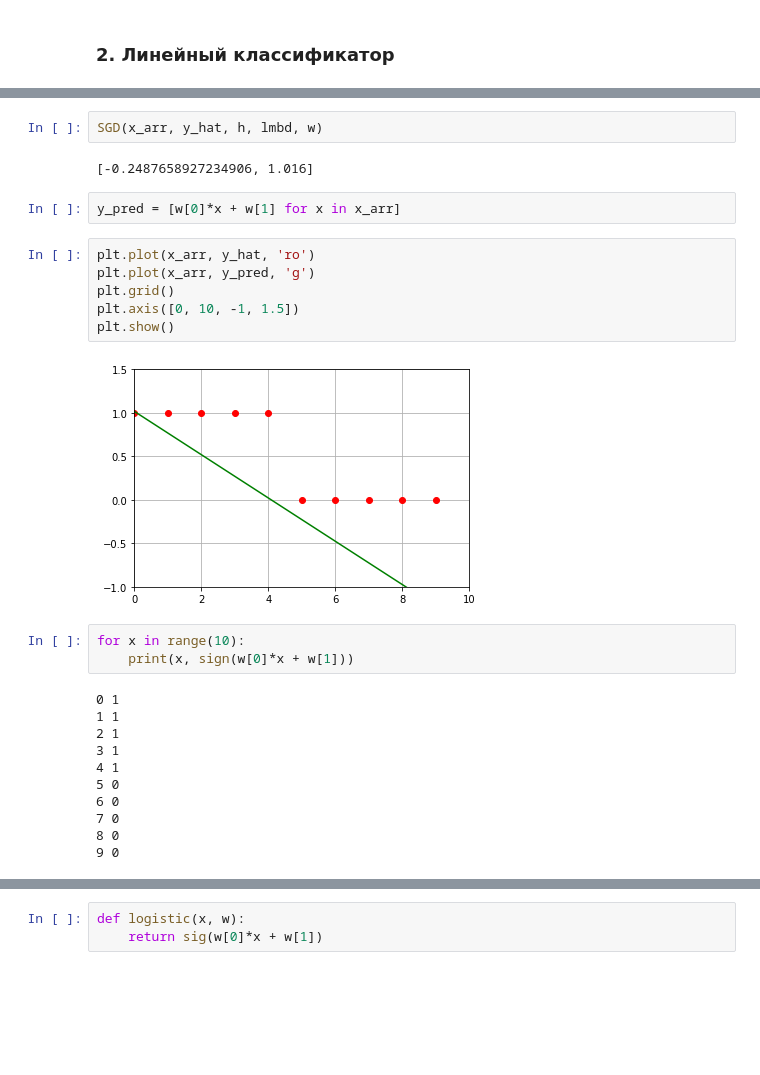
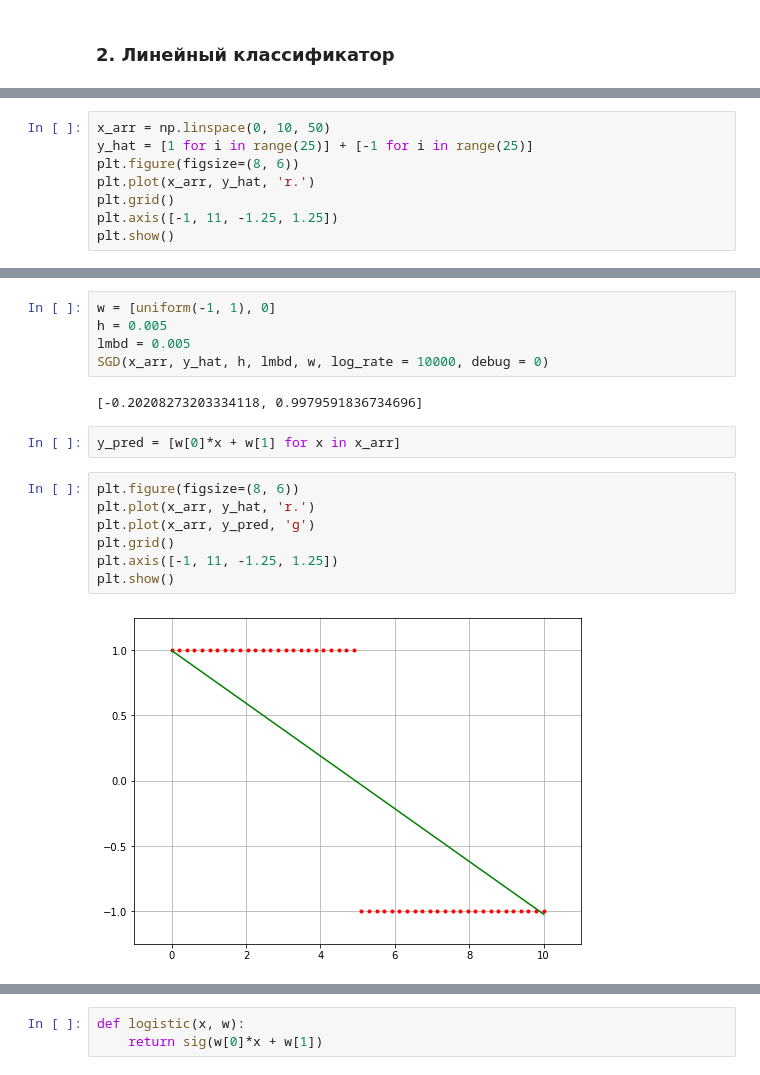
Before and after one commit to yuriy5139/MachineLearning, a Jupyter notebook: Linear and Logistic.ipynb, the cells around one changed output, grey strips where cells are left out. Drawn from its saved outputs; the diff is of its cells as text; blank space fills up the shorter version.

```diff
--- a/Linear and Logistic.ipynb
+++ b/Linear and Logistic.ipynb
@@ -169,0 +156,8 @@ def sign(x):
+# %%
+x_arr = np.linspace(0, 10, 50)
+y_hat = [1 for i in range(25)] + [-1 for i in range(25)]
+plt.figure(figsize=(8, 6))
+plt.plot(x_arr, y_hat, 'r.')
+plt.grid()
+plt.axis([-1, 11, -1.25, 1.25])
+plt.show()
@@ -188,29 +193,19 @@ def SGD(x_arr, y_hat, h, lmbd, w):
     return w
 # %%
-SGD(x_arr, y_hat, h, lmbd, w)
+w = [uniform(-1, 1), 0]
+h = 0.005
+lmbd = 0.005
+SGD(x_arr, y_hat, h, lmbd, w, log_rate = 10000, debug = 0)
 # %% [output]
-[-0.2487658927234906, 1.016]
+[-0.20208273203334118, 0.9979591836734696]
 # %%
 y_pred = [w[0]*x + w[1] for x in x_arr]
 # %%
-plt.plot(x_arr, y_hat, 'ro')
+plt.figure(figsize=(8, 6))
+plt.plot(x_arr, y_hat, 'r.')
 plt.plot(x_arr, y_pred, 'g')
 plt.grid()
-plt.axis([0, 10, -1, 1.5])
+plt.axis([-1, 11, -1.25, 1.25])
 plt.show()
 # %% [output]
-[figure, old version]
+[figure, new version]
-# %%
-for x in range(10):
-    print(x, sign(w[0]*x + w[1]))
-# %% [output]
-0 1
-1 1
-2 1
-3 1
-4 1
-5 0
-6 0
-7 0
-8 0
-9 0
```
Also changed, not shown: parts of 42 cells of this notebook.
